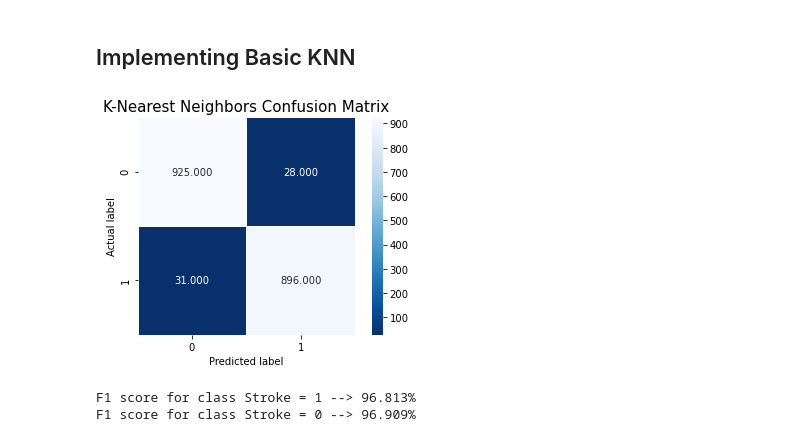
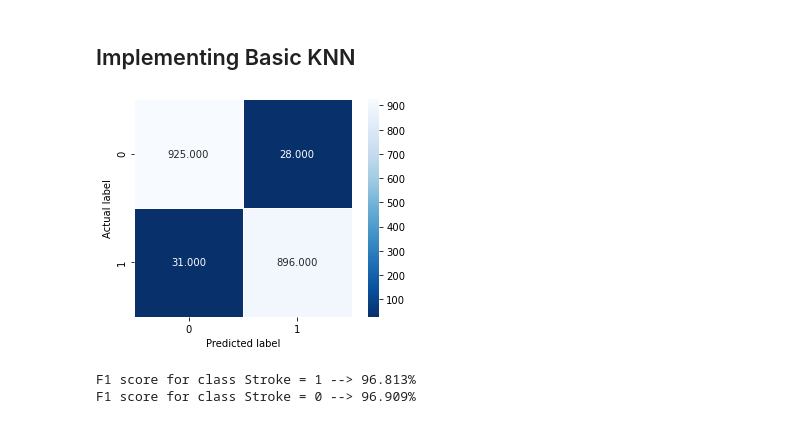
Before and after one commit to Purefekt/Predicting-Stroke-using-Various-Classification-Methods, a Jupyter notebook: [3]knn.ipynb, the cells around one changed output. Drawn from its saved outputs; the diff is of its cells as text; code cells hidden in the pictures.

```diff
--- a/[3]knn.ipynb
+++ b/[3]knn.ipynb
@@ -42,13 +56,14 @@ predictions = k_nearest_neighbors.predict(x_test)
 # %%
 cm = confusion_matrix(y_test, predictions)
 plt.figure()
 sns.heatmap(cm, annot=True, fmt=".3f", linewidths=.5, square = True, cmap = 'Blues_r');
 plt.ylabel('Actual label');
 plt.xlabel('Predicted label');
-plt.title('K-Nearest Neighbors Confusion Matrix', size = 15);
+
+# plt.savefig('knn_cm_original.png', dpi=300, bbox_inches='tight')
 plt.show()
 # %% [output]
-[figure, old version]
+[figure, new version]
 # %%
 # Performance
 f1_score_stroke_vanilla = f1_score(y_true=y_test, y_pred=predictions, pos_label=1)
```
Also changed, not shown: parts of 7 cells of this notebook, 2 other files.
